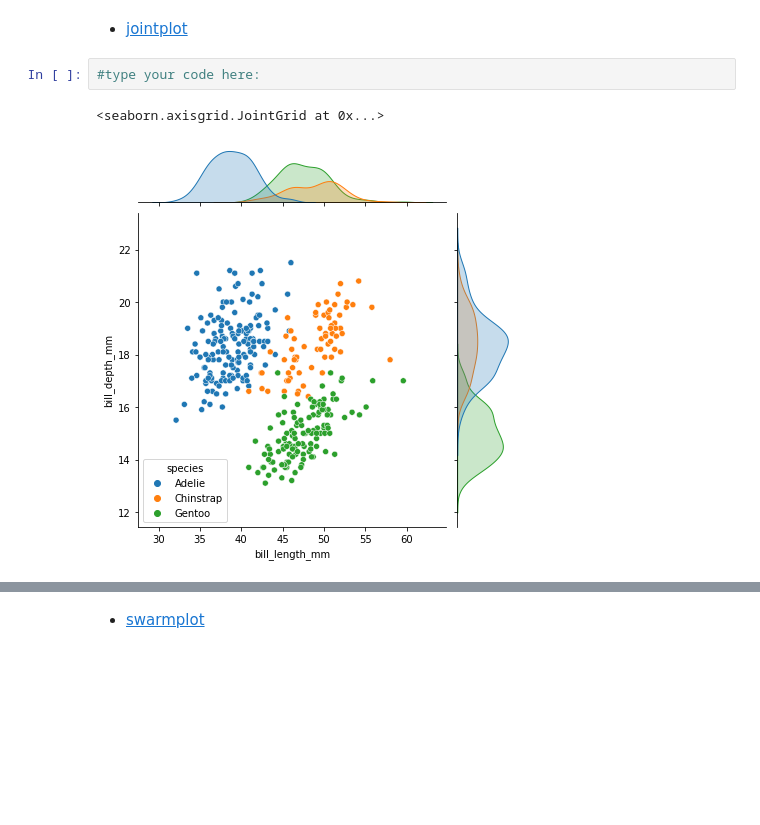
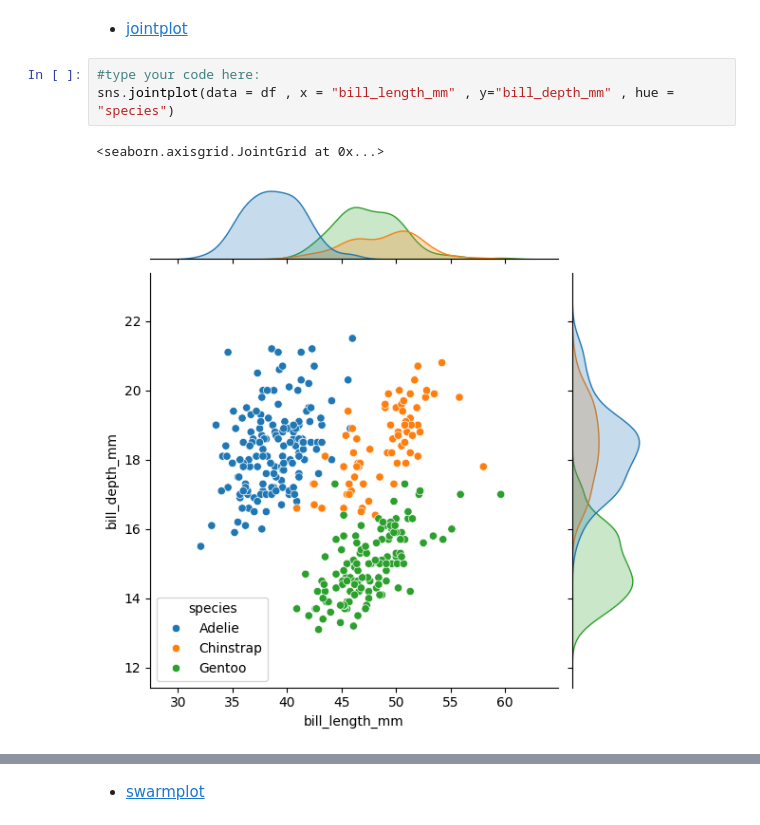
Before and after one commit to BasilReda/ITI_AI_Intake46, a Jupyter notebook: probability/Day2/PDS_ITI_PRO_Student_Lab_2.ipynb, the cells around one changed output, grey strips where cells are left out. Drawn from its saved outputs; the diff is of its cells as text; blank space fills up the shorter version.

```diff
--- a/probability/Day2/PDS_ITI_PRO_Student_Lab_2.ipynb
+++ b/probability/Day2/PDS_ITI_PRO_Student_Lab_2.ipynb
@@ -335,8 +336,9 @@ sns.displot(data = df , x = 'flipper_length_mm' , col = "island" , row="sex" , k
 - [jointplot](https://seaborn.pydata.org/generated/seaborn.jointplot.html)
 # %%
 #type your code here:
+sns.jointplot(data = df , x = "bill_length_mm" , y="bill_depth_mm" , hue = "species")
 # %% [output]
 <seaborn.axisgrid.JointGrid at 0x...>
-[figure, old version]
+[figure, new version]
 # %%
 #type your code here:
```
Also changed, not shown: parts of 20 cells of this notebook.
